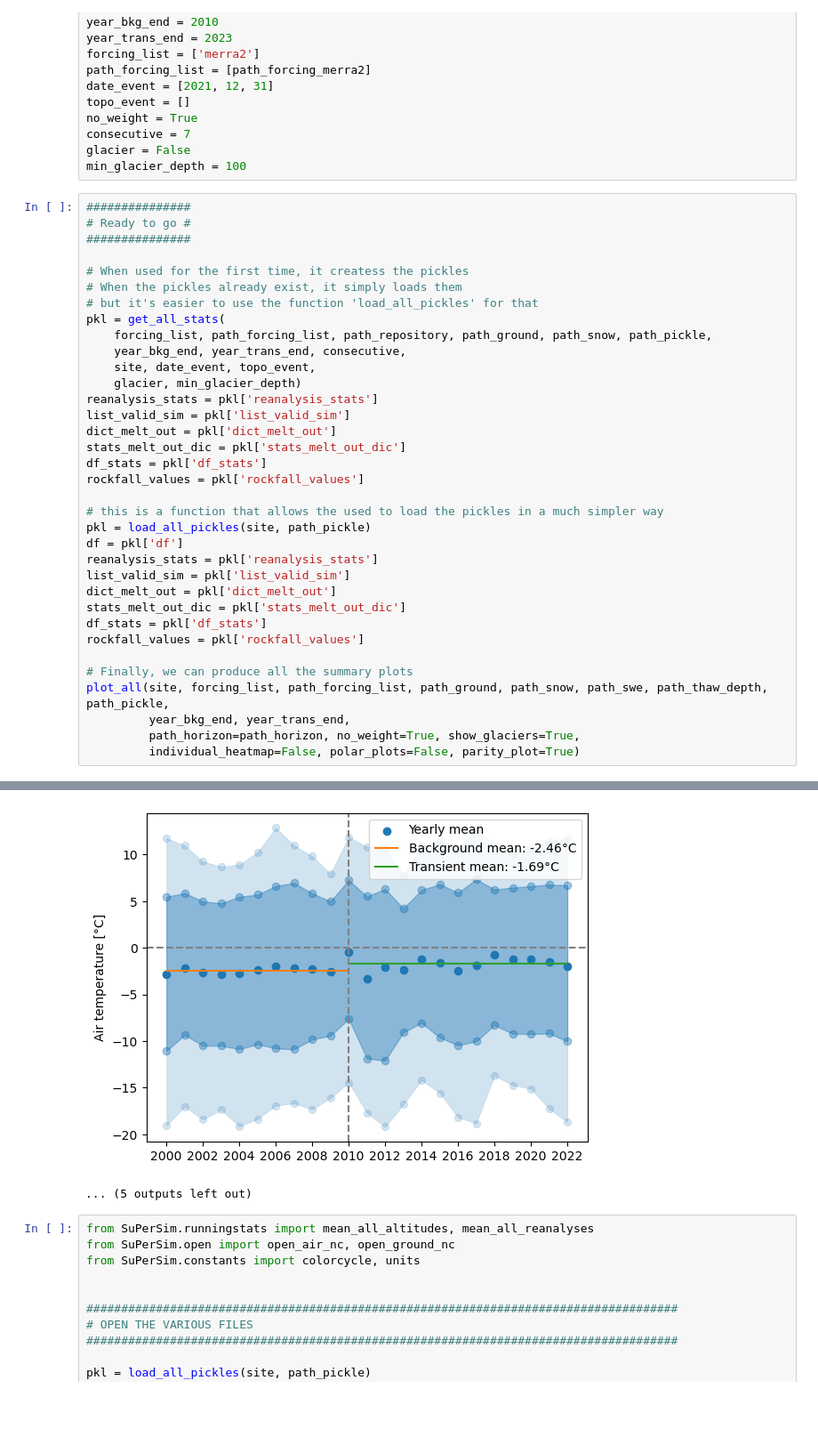
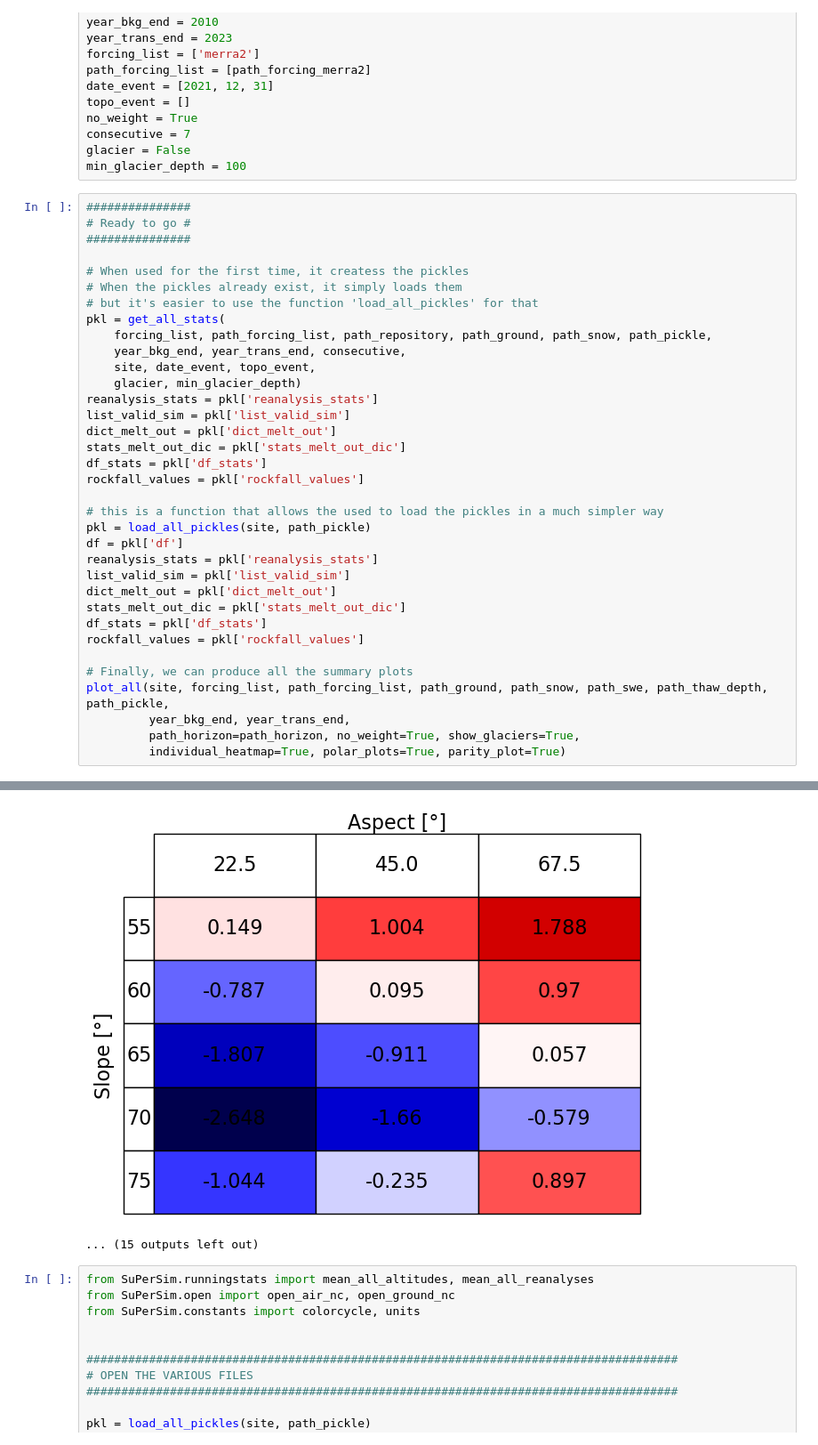
Before and after one commit to VictorPozsgay/SuPerSim, a Jupyter notebook: examples/produce_plots_North.ipynb, the cells around one changed output, grey strips where cells are left out. Shown at 89% size. Cells and saved outputs as stored; diff of their text form; blank space fills up the shorter version.

```diff
--- a/examples/produce_plots_North.ipynb
+++ b/examples/produce_plots_North.ipynb
@@ -94,7 +94,7 @@ rockfall_values = pkl['rockfall_values']
 plot_all(site, forcing_list, path_forcing_list, path_ground, path_snow, path_swe, path_thaw_depth, path_pickle,
          year_bkg_end, year_trans_end,
          path_horizon=path_horizon, no_weight=True, show_glaciers=True,
-         individual_heatmap=False, polar_plots=False, parity_plot=True)
+         individual_heatmap=True, polar_plots=True, parity_plot=True)
 # %% [output]
 Succesfully opened the pre-existing pickle: df_Aksaut_North.pkl
 Succesfully opened the pre-existing pickle: reanalysis_stats_Aksaut_North.pkl
@@ -136,5 +136,5 @@ Plot of yearly statistics for atmospheric timeseries. Mean and several quantiles
-[figure, old version]
+[figure, new version]
-... (5 outputs left out)
+... (15 outputs left out)
 # %%
 from SuPerSim.runningstats import mean_all_altitudes, mean_all_reanalyses
 from SuPerSim.open import open_air_nc, open_ground_nc
```
Also changed, not shown: parts of 3 cells of this notebook, 2 other files.
